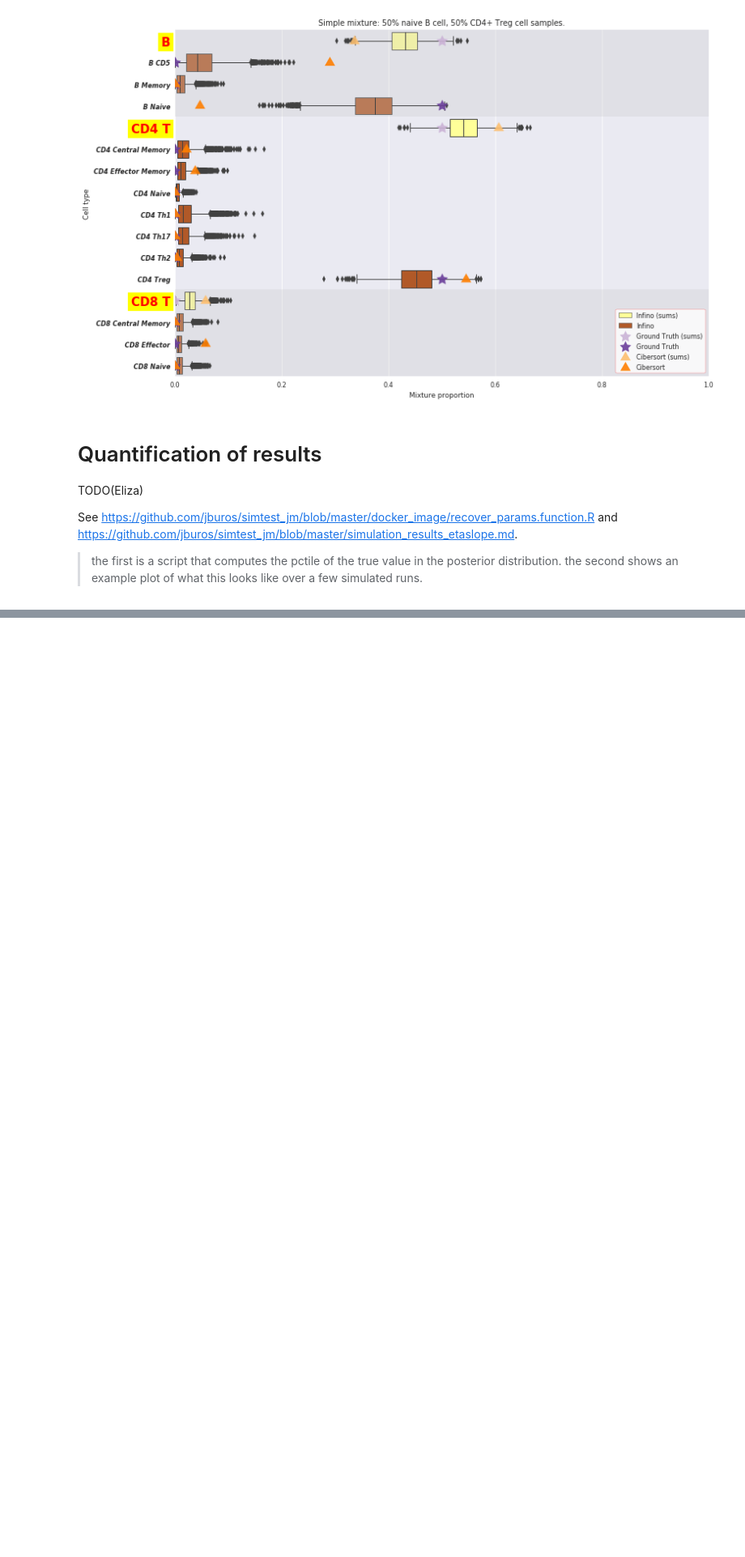
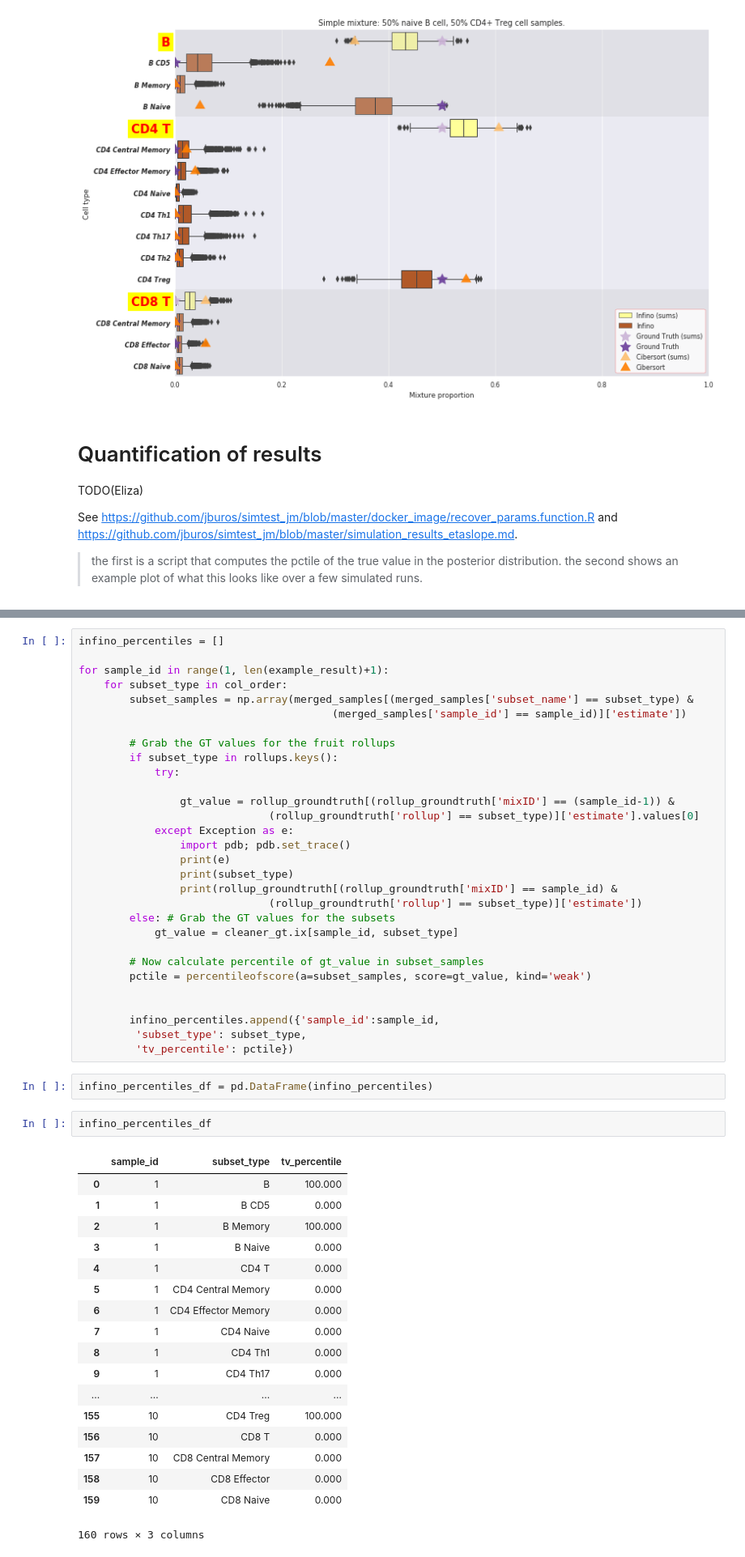
Before and after one commit to hammerlab/immune-infiltrate-explorations, a Jupyter notebook: model-single-origin-samples/2.1.3 Quantitative diagnostics.ipynb, the cells around one changed output, grey strips where cells are left out. Shown at 81% size. Saved outputs shown, nothing was run; the diff lists cells and outputs as text; blank space fills up the shorter version.

```diff
--- a/model-single-origin-samples/2.1.3 Quantitative diagnostics.ipynb
+++ b/model-single-origin-samples/2.1.3 Quantitative diagnostics.ipynb
@@ -222,0 +242,53 @@ See https://github.com/jburos/simtest_jm/blob/master/docker_image/recover_params
+# %%
+infino_percentiles = []
+
+for sample_id in range(1, len(example_result)+1):
+    for subset_type in col_order:
+        subset_samples = np.array(merged_samples[(merged_samples['subset_name'] == subset_type) &
+                                        (merged_samples['sample_id'] == sample_id)]['estimate'])
+
+        # Grab the GT values for the fruit rollups
+        if subset_type in rollups.keys():
+            try:
+
+                gt_value = rollup_groundtruth[(rollup_groundtruth['mixID'] == (sample_id-1)) &
+                              (rollup_groundtruth['rollup'] == subset_type)]['estimate'].values[0]
+            except Exception as e:
+                import pdb; pdb.set_trace()
+                print(e)
+                print(subset_type)
+                print(rollup_groundtruth[(rollup_groundtruth['mixID'] == sample_id) &
+                              (rollup_groundtruth['rollup'] == subset_type)]['estimate'])
+        else: # Grab the GT values for the subsets
+            gt_value = cleaner_gt.ix[sample_id, subset_type]
+
+        # Now calculate percentile of gt_value in subset_samples
+        pctile = percentileofscore(a=subset_samples, score=gt_value, kind='weak')
+
+
+        infino_percentiles.append({'sample_id':sample_id,
+         'subset_type': subset_type,
+         'tv_percentile': pctile})
+# %%
+infino_percentiles_df = pd.DataFrame(infino_percentiles)
+# %%
+infino_percentiles_df
+# %% [output]
+|  | sample_id | subset_type | tv_percentile |
+| 0 | 1 | B | 100.000 |
+| 1 | 1 | B CD5 | 0.000 |
+| 2 | 1 | B Memory | 100.000 |
+| 3 | 1 | B Naive | 0.000 |
+| 4 | 1 | CD4 T | 0.000 |
+| 5 | 1 | CD4 Central Memory | 0.000 |
+| 6 | 1 | CD4 Effector Memory | 0.000 |
+| 7 | 1 | CD4 Naive | 0.000 |
+| 8 | 1 | CD4 Th1 | 0.000 |
+| 9 | 1 | CD4 Th17 | 0.000 |
+| ... | ... | ... | ... |
+| 155 | 10 | CD4 Treg | 100.000 |
+| 156 | 10 | CD8 T | 0.000 |
+| 157 | 10 | CD8 Central Memory | 0.000 |
+| 158 | 10 | CD8 Effector | 0.000 |
+| 159 | 10 | CD8 Naive | 0.000 |
+160 rows × 3 columns
```
Also changed, not shown: parts of 4 cells of this notebook, 1 other file.
